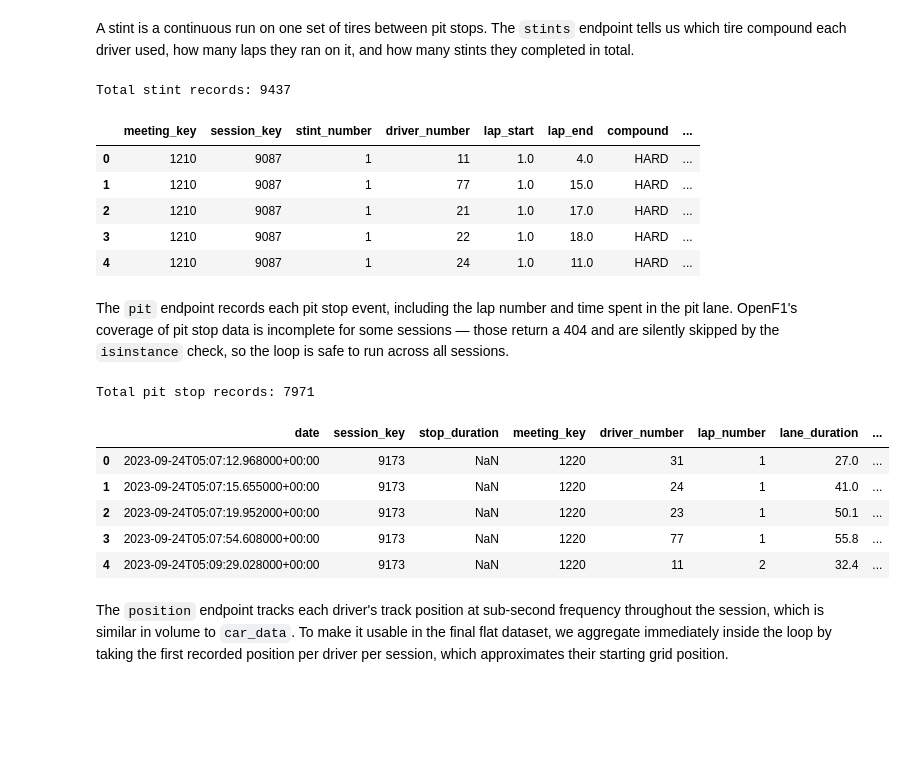
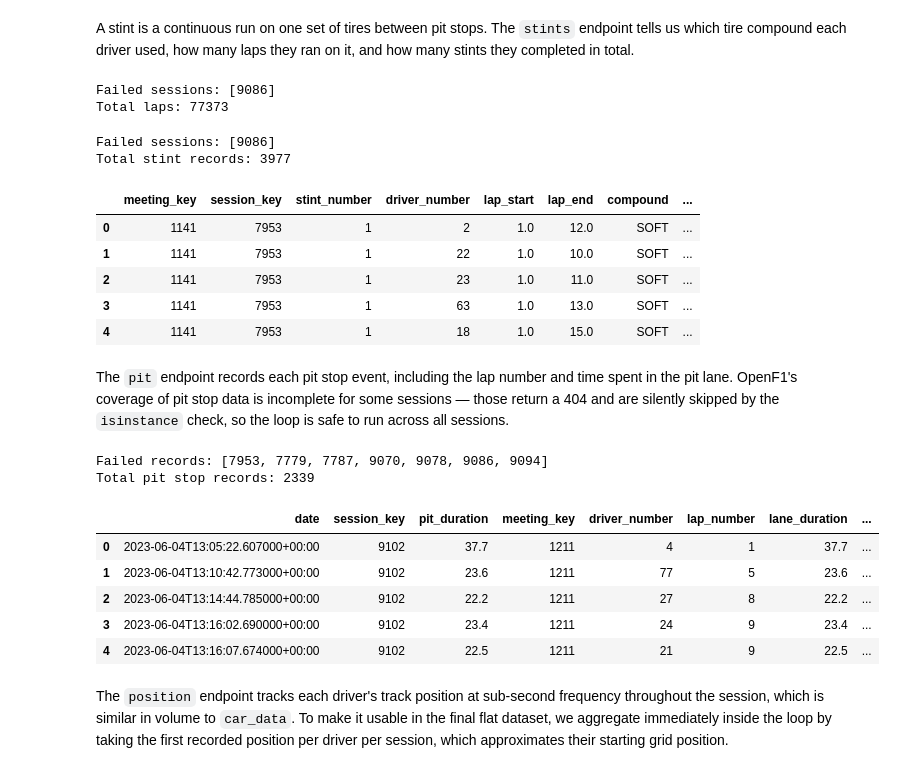
Before and after one commit to minhmgnvo/dsci511-group-assignment, a Jupyter notebook: project/final.ipynb, the cells around one changed output. Saved outputs shown, nothing was run; the diff lists cells and outputs as text; code cells hidden in the pictures; blank space fills up the shorter version.

```diff
--- a/project/final.ipynb
+++ b/project/final.ipynb
@@ -88,6 +86,7 @@ All sessions from 2023-2025: 364
 The `drivers` endpoint returns the list of drivers who participated in each session, along with their team and nationality. We deduplicate by `driver_number` and `session_key` since the raw API response can contain repeated entries for the same driver.
 # %%
 all_drivers = []
+drivers_failed = []
 for session_key in df_sessions["session_key"]:
     response = requests.get(
         f"{BASE_URL}/drivers",
@@ -96,9 +95,12 @@ for session_key in df_sessions["session_key"]:
     data = response.json()
     if isinstance(data, list):
         all_drivers.extend(data)
+    else:
+        drivers_failed.append(session_key)
+    time.sleep(2)
 
-
+print(f"\nFailed records: {drivers_failed}")
+print(f"Driver records: {len(all_drivers)}")
 df_drivers = pd.DataFrame(all_drivers).drop_duplicates(subset=["driver_number", "session_key"])
-print(f"Driver records: {len(df_drivers)}")
 df_drivers[["session_key", "driver_number", "full_name", "team_name", "country_code"]].head(10)
 # %% [output]
@@ -141,51 +122,88 @@ Total lap records: 79411
 # %% [markdown]
 A stint is a continuous run on one set of tires between pit stops. The `stints` endpoint tells us which tire compound each driver used, how many laps they ran on it, and how many stints they completed in total.
+# %%
+all_laps = []
+laps_failed = []
+for session_key in df_sessions["session_key"]:
+    response = requests.get(f"{BASE_URL}/laps", params={"session_key": session_key})
+    # print(f"Session {session_key}: status={response.status_code}, rows={len(response.json()) if response.status_code == 200 else 'N/A'}")
+    if response.status_code == 200:
+        data = response.json()
+        if isinstance(data, list):
+            all_laps.extend(data)
+    else:
+        laps_failed.append(session_key)
+    time.sleep(2)
+
+print(f"\nFailed sessions: {laps_failed}")
+print(f"Total laps: {len(all_laps)}")
+
+df_laps = pd.DataFrame(all_laps)
+# %% [output]
+Failed sessions: [9086]
+Total laps: 77373
 # %%
 all_stints = []
+stints_failed = []
 for session_key in df_sessions["session_key"]:
     response = requests.get(
         f"{BASE_URL}/stints",
         params={"session_key": session_key}
     )
+    # print(f"Session {session_key}: status={response.status_code}, rows={len(response.json()) if response.status_code == 200 else 'N/A'}")
     data = response.json()
     if isinstance(data, list):
         all_stints.extend(data)
+    else:
+        stints_failed.append(session_key)
+    time.sleep(2)
+
+print(f"\nFailed sessions: {stints_failed}")
+print(f"Total stint records: {len(all_stints)}")
 
 df_stints = pd.DataFrame(all_stints)
-print(f"Total stint records: {len(df_stints)}")
 df_stints.head(5)
 # %% [output]
-Total stint records: 9437
+Failed sessions: [9086]
+Total stint records: 3977
 |  | meeting_key | session_key | stint_number | driver_number | lap_start | lap_end | compound | ... |
-| 0 | 1210 | 9087 | 1 | 11 | 1.0 | 4.0 | HARD | ... |
-| 1 | 1210 | 9087 | 1 | 77 | 1.0 | 15.0 | HARD | ... |
-| 2 | 1210 | 9087 | 1 | 21 | 1.0 | 17.0 | HARD | ... |
-| 3 | 1210 | 9087 | 1 | 22 | 1.0 | 18.0 | HARD | ... |
-| 4 | 1210 | 9087 | 1 | 24 | 1.0 | 11.0 | HARD | ... |
+| 0 | 1141 | 7953 | 1 | 2 | 1.0 | 12.0 | SOFT | ... |
+| 1 | 1141 | 7953 | 1 | 22 | 1.0 | 10.0 | SOFT | ... |
+| 2 | 1141 | 7953 | 1 | 23 | 1.0 | 11.0 | SOFT | ... |
+| 3 | 1141 | 7953 | 1 | 63 | 1.0 | 13.0 | SOFT | ... |
+| 4 | 1141 | 7953 | 1 | 18 | 1.0 | 15.0 | SOFT | ... |
 # %% [markdown]
 The `pit` endpoint records each pit stop event, including the lap number and time spent in the pit lane. OpenF1's coverage of pit stop data is incomplete for some sessions — those return a 404 and are silently skipped by the `isinstance` check, so the loop is safe to run across all sessions.
 # %%
 all_pit = []
+pit_failed = []
+
 for session_key in df_sessions["session_key"]:
     response = requests.get(
         f"{BASE_URL}/pit",
         params={"session_key": session_key}
     )
     data = response.json()
     if isinstance(data, list):
         all_pit.extend(data)
+    else:
+        pit_failed.append(session_key)
+    time.sleep(2)
+
+print(f"Failed records: {pit_failed}")
+print(f"Total pit stop records: {len(all_pit)}")
 
 df_pit = pd.DataFrame(all_pit)
-print(f"Total pit stop records: {len(df_pit)}")
 df_pit.head(5)
 # %% [output]
-Total pit stop records: 7971
+Failed records: [7953, 7779, 7787, 9070, 9078, 9086, 9094]
+Total pit stop records: 2339
-|  | date | session_key | stop_duration | meeting_key | driver_number | lap_number | lane_duration | ... |
-| 0 | 2023-09-24T05:07:12.968000+00:00 | 9173 | NaN | 1220 | 31 | 1 | 27.0 | ... |
-| 1 | 2023-09-24T05:07:15.655000+00:00 | 9173 | NaN | 1220 | 24 | 1 | 41.0 | ... |
-| 2 | 2023-09-24T05:07:19.952000+00:00 | 9173 | NaN | 1220 | 23 | 1 | 50.1 | ... |
-| 3 | 2023-09-24T05:07:54.608000+00:00 | 9173 | NaN | 1220 | 77 | 1 | 55.8 | ... |
-| 4 | 2023-09-24T05:09:29.028000+00:00 | 9173 | NaN | 1220 | 11 | 2 | 32.4 | ... |
+|  | date | session_key | pit_duration | meeting_key | driver_number | lap_number | lane_duration | ... |
+| 0 | 2023-06-04T13:05:22.607000+00:00 | 9102 | 37.7 | 1211 | 4 | 1 | 37.7 | ... |
+| 1 | 2023-06-04T13:10:42.773000+00:00 | 9102 | 23.6 | 1211 | 77 | 5 | 23.6 | ... |
+| 2 | 2023-06-04T13:14:44.785000+00:00 | 9102 | 22.2 | 1211 | 27 | 8 | 22.2 | ... |
+| 3 | 2023-06-04T13:16:02.690000+00:00 | 9102 | 23.4 | 1211 | 24 | 9 | 23.4 | ... |
+| 4 | 2023-06-04T13:16:07.674000+00:00 | 9102 | 22.5 | 1211 | 21 | 9 | 22.5 | ... |
 # %% [markdown]
 The `position` endpoint tracks each driver's track position at sub-second frequency throughout the session, which is similar in volume to `car_data`. To make it usable in the final flat dataset, we aggregate immediately inside the loop by taking the first recorded position per driver per session, which approximates their starting grid position.
 # %%
```
Also changed, not shown: parts of 15 cells of this notebook, 2 other files.
